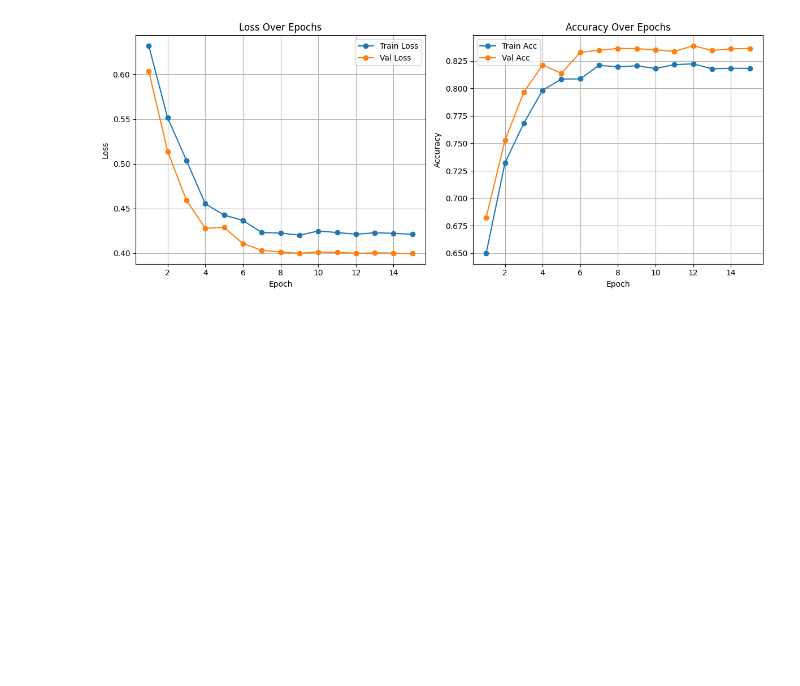
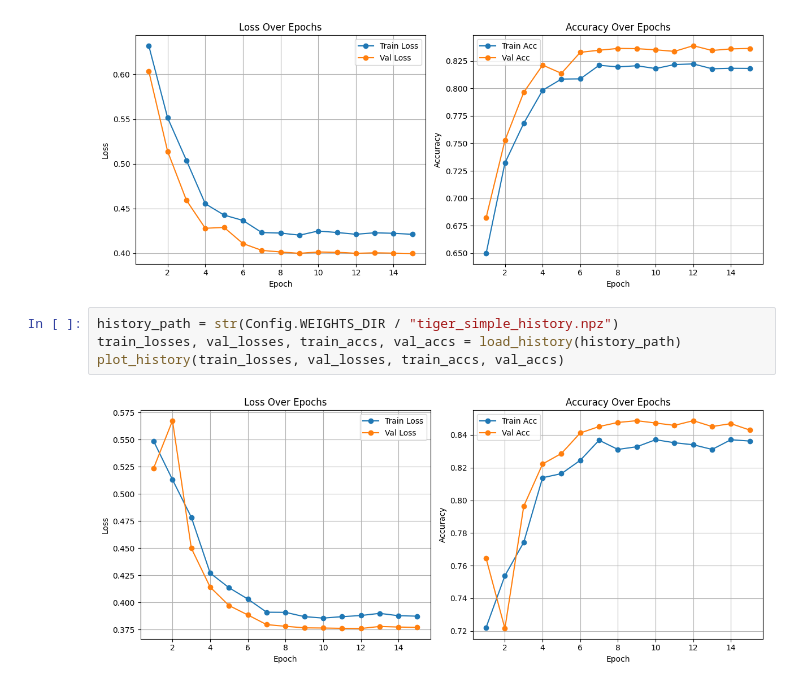
Before and after one commit to l1t-w1n/tiger-fox-elephant, a Jupyter notebook: notebooks/binary_cnn.ipynb, the cells around one changed output. Cells and saved outputs as stored; diff of their text form; blank space fills up the shorter version.

```diff
--- a/notebooks/binary_cnn.ipynb
+++ b/notebooks/binary_cnn.ipynb
@@ -341,3 +325,9 @@ train_losses, val_losses, train_accs, val_accs = load_history(history_path)
 plot_history(train_losses, val_losses, train_accs, val_accs)
 # %% [output]
 [figure]
+# %%
+history_path = str(Config.WEIGHTS_DIR / "tiger_simple_history.npz")
+train_losses, val_losses, train_accs, val_accs = load_history(history_path)
+plot_history(train_losses, val_losses, train_accs, val_accs)
+# %% [output]
+[figure, added]
```
Also changed, not shown: parts of 3 cells of this notebook, 3 other files.
